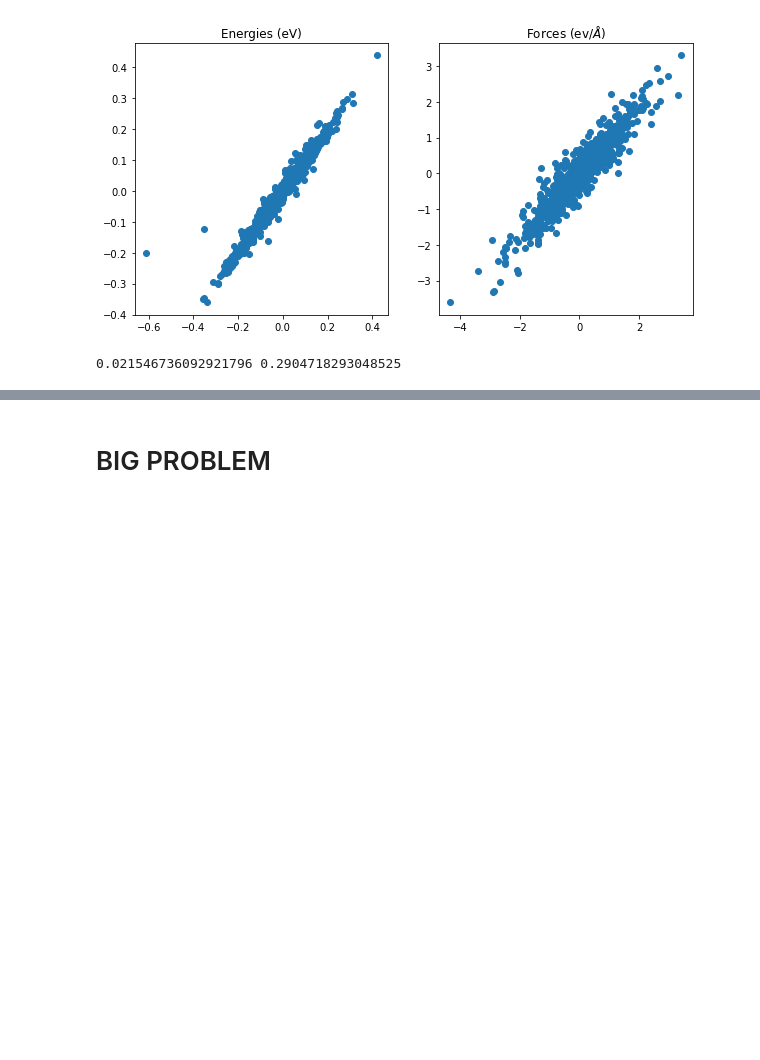
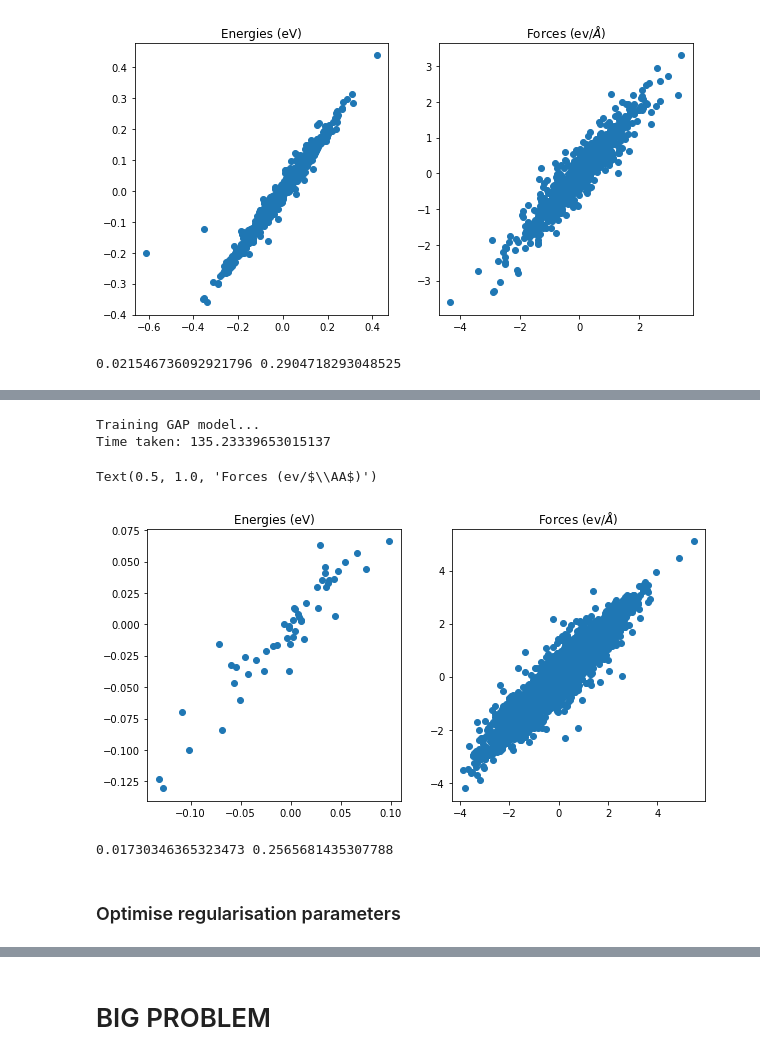
Before and after one commit to victorprincipe/genpot, a Jupyter notebook: general_purpose_potential_part_7.ipynb, the cells around one changed output, grey strips where cells are left out. Saved outputs shown, nothing was run; the diff lists cells and outputs as text; code cells hidden in the pictures; blank space fills up the shorter version.

```diff
--- a/general_purpose_potential_part_7.ipynb
+++ b/general_purpose_potential_part_7.ipynb
@@ -677,0 +734,5 @@ ase.io.write(f"{work_dir}struct.in", frame, format='lammps-data', specorder=['H'
+# %%
+mlr = Ridge(alpha=1e-4, fit_intercept=True)
+mlr.fit(X_all, y_all)
+print("Intercept: ", mlr.intercept_)
+print("Coefficients:",mlr.coef_)
@@ -677,0 +810,5 @@ ase.io.write(f"{work_dir}struct.in", frame, format='lammps-data', specorder=['H'
+# %%
+#Define kernel and redefine hypers
+hypers["compute_gradients"] = True #we want to compute gradients (forces) for the kernel
+soap = SphericalInvariants(**hypers)
+kernel = Kernel(soap, name='GAP', zeta=zeta, target_type='Structure', kernel_type='Sparse') #Define Kernel
@@ -677,0 +835,11 @@ ase.io.write(f"{work_dir}struct.in", frame, format='lammps-data', specorder=['H'
+# %%
+#Train GAP model
+print("Training GAP model...")
+start = time()
+model = train_gap_model(kernel, train_set, Knm, X_sparse, y_train, y_dressed,
+                        grad_train=-get_forces(train_set, array_name='PBE-D2_forces'),
+                        lambdas=[0.1,1], jitter=1e-9, solver = 'RKHS')
+print("Time taken:", time()-start)
+# %% [output]
+Training GAP model...
+Time taken: 135.23339653015137
@@ -677,0 +849,15 @@ ase.io.write(f"{work_dir}struct.in", frame, format='lammps-data', specorder=['H'
+# %%
+#Reload model
+model = load_obj('raw_data/csd-1k_potential/GAP_model_0.1_1.json')
+# %%
+#predict energies and forces for test set
+ytp = []
+ftp = []
+
+for ifrm, frm in enumerate(tqdm(test_set, desc = "Making predictions for test set...", leave=False)):
+    manager_test = soap.transform(frm)
+    ytp.append(model.predict(manager_test))
+    ftp.append(model.predict_forces(manager_test))
+
+yt_pred = np.array(ytp).flatten()
+ft_pred = np.concatenate(ftp)
@@ -677,0 +867,12 @@ ase.io.write(f"{work_dir}struct.in", frame, format='lammps-data', specorder=['H'
+# %%
+#Plot predicted vs. actual energies and forces
+f,p = plt.subplots(1,2, figsize = (10, 5))
+p[0].scatter((y_test - mlr.predict(X_test))/np.sum(X_test,axis=1),
+             (yt_pred - mlr.predict(X_test))/np.sum(X_test,axis=1))
+p[0].set_title('Energies (eV)')
+p[0].set()
+p[1].scatter(f_test.flatten(), ft_pred.flatten())
+p[1].set_title(r'Forces (ev/$\AA$)')
+# %% [output]
+Text(0.5, 1.0, 'Forces (ev/$\\AA$)')
+[figure, added]
@@ -677,0 +884,6 @@ ase.io.write(f"{work_dir}struct.in", frame, format='lammps-data', specorder=['H'
+# %%
+print(rmse_energy, rmse_forces)
+# %% [output]
+0.01730346365323473 0.2565681435307788
+# %% [markdown]
+### Optimise regularisation parameters
```
Also changed, not shown: parts of 33 cells of this notebook.
